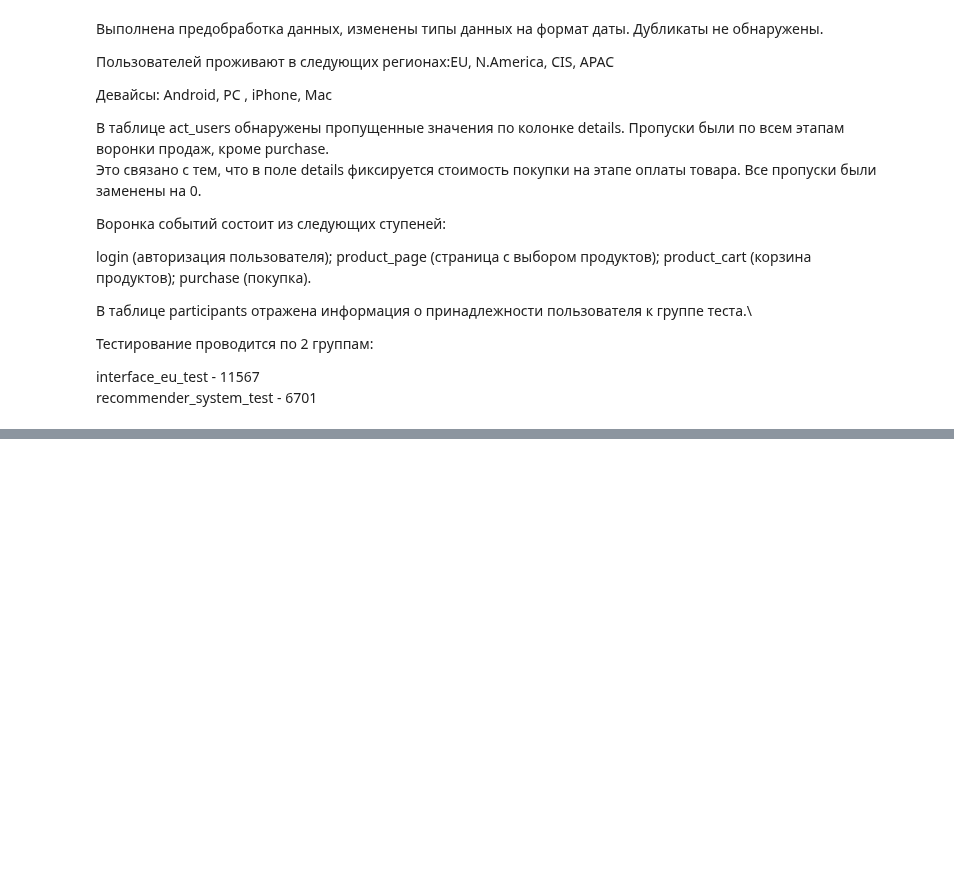
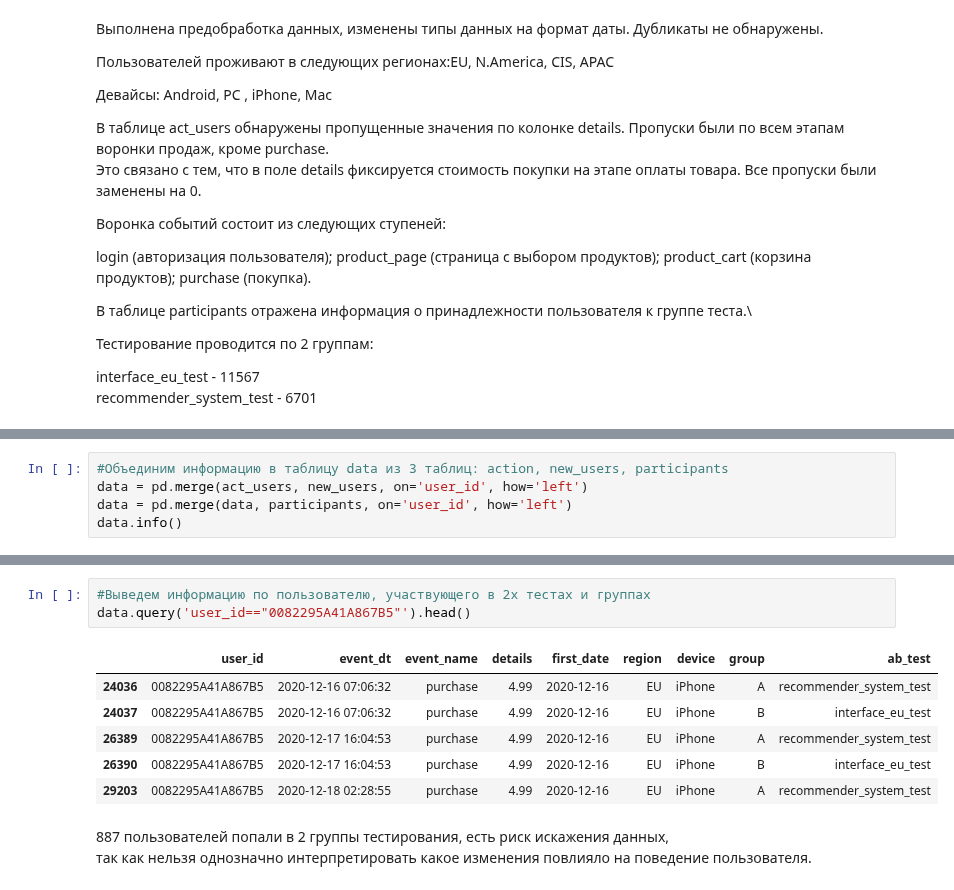
Before and after one commit to akirionenko/senior_progect, a Jupyter notebook: AB_test.ipynb, the cells around one changed output, grey strips where cells are left out. Saved outputs shown, nothing was run; the diff lists cells and outputs as text; blank space fills up the shorter version.

```diff
--- a/AB_test.ipynb
+++ b/AB_test.ipynb
@@ -344,0 +347,5 @@ recommender_system_test     - 6701
+# %%
+#Объединим информацию в таблицу data из 3 таблиц: action, new_users, participants
+data = pd.merge(act_users, new_users, on='user_id', how='left')
+data = pd.merge(data, participants, on='user_id', how='left')
+data.info()
@@ -344,0 +403,13 @@ recommender_system_test     - 6701
+# %%
+#Выведем информацию по пользователю, участвующего в 2х тестах и группах
+data.query('user_id=="0082295A41A867B5"').head()
+# %% [output]
+|  | user_id | event_dt | event_name | details | first_date | region | device | group | ab_test |
+| 24036 | 0082295A41A867B5 | 2020-12-16 07:06:32 | purchase | 4.99 | 2020-12-16 | EU | iPhone | A | recommender_system_test |
+| 24037 | 0082295A41A867B5 | 2020-12-16 07:06:32 | purchase | 4.99 | 2020-12-16 | EU | iPhone | B | interface_eu_test |
+| 26389 | 0082295A41A867B5 | 2020-12-17 16:04:53 | purchase | 4.99 | 2020-12-16 | EU | iPhone | A | recommender_system_test |
+| 26390 | 0082295A41A867B5 | 2020-12-17 16:04:53 | purchase | 4.99 | 2020-12-16 | EU | iPhone | B | interface_eu_test |
+| 29203 | 0082295A41A867B5 | 2020-12-18 02:28:55 | purchase | 4.99 | 2020-12-16 | EU | iPhone | A | recommender_system_test |
+# %% [markdown]
+887 пользователей попали в 2 группы тестирования, есть риск искажения данных,\
+так как нельзя однозначно интерпретировать какое изменения повлияло на поведение пользователя.
```
Also changed, not shown: parts of 10 cells of this notebook.
